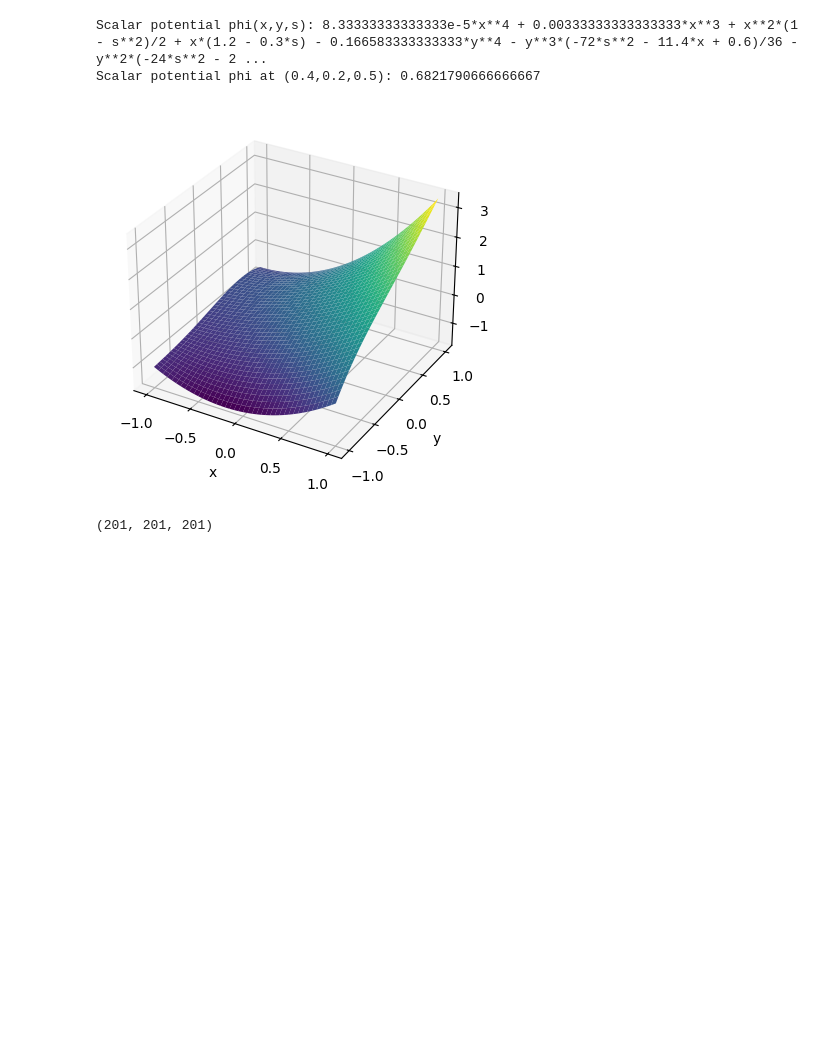
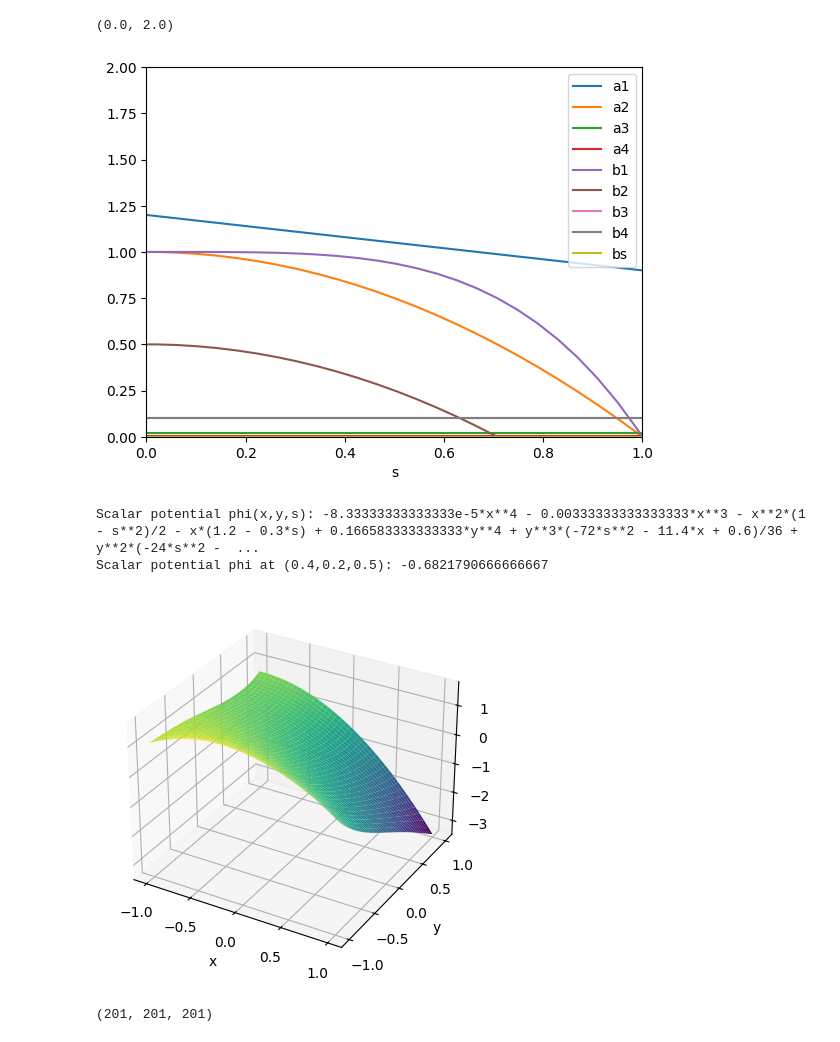
Before and after one commit to marcoliniF/bpmeth, a Jupyter notebook: preliminaryTrials/2abBAcurlB_HA_ab.ipynb, the cells around one changed output. Saved outputs shown, nothing was run; the diff lists cells and outputs as text; code cells hidden in the pictures; blank space fills up the shorter version.

```diff
--- a/preliminaryTrials/2abBAcurlB_HA_ab.ipynb
+++ b/preliminaryTrials/2abBAcurlB_HA_ab.ipynb
@@ -8,12 +8,19 @@ from sympy.abc import x, y, s
 # %%
 #start from multipole coeefficients a_n(s)=a1,a2,... and b_n(s)
 a_coeffs = ["1.2-0.3*s", "1-s**2", 0.02, 0.002]
 b_coeffs = ["1-s**4","0.5-s**2",0.1, 0.1]
+# a_coeffs = ["3.4/(exp(s)+exp(-s))","-0.5*s**2+1.2",0.3,0.5]
+# b_coeffs = ["2*exp(-s**2)",0.5,"1/(1+s**2)**1.5",0.05]
 #get scalar potential
-expansion=bpmeth.FieldExpansion(a=a_coeffs, b=b_coeffs)
-#expansion.plot_components()
-# plt.xlabel('s')
-# plt.xlim((0,1))
+nphi=5
+expansion=bpmeth.FieldExpansion(a=a_coeffs, b=b_coeffs, nphi=nphi)
+expansion.plot_components()
+plt.xlabel('s')
+plt.xlim((0,1))
+plt.ylim((0,2))
+# %% [output]
+(0.0, 2.0)
+[figure, added]
 # %%
 phi=expansion.get_phi()
 print("Scalar potential phi(x,y,s):", phi)
@@ -39,9 +46,9 @@ ax.set_ylabel('y')
 ax.set_zlabel('phi(x,y,s=0.5)')
 plt.show()
 # %% [output]
-Scalar potential phi(x,y,s): 8.33333333333333e-5*x**4 + 0.00333333333333333*x**3 + x**2*(1 - s**2)/2 + x*(1.2 - 0.3*s) - 0.166583333333333*y**4 - y**3*(-72*s**2 - 11.4*x + 0.6)/36 - y**2*(-24*s**2 - 2 ...
-Scalar potential phi at (0.4,0.2,0.5): 0.6821790666666667
+Scalar potential phi(x,y,s): -8.33333333333333e-5*x**4 - 0.00333333333333333*x**3 - x**2*(1 - s**2)/2 - x*(1.2 - 0.3*s) + 0.166583333333333*y**4 + y**3*(-72*s**2 - 11.4*x + 0.6)/36 + y**2*(-24*s**2 -  ...
+Scalar potential phi at (0.4,0.2,0.5): -0.6821790666666667
-[figure, old version]
+[figure, new version]
 # %%
 # Get analytical B field functions
 Bx_func, By_func, Bs_func = expansion.get_Bfield(lambdify=True)
```
Also changed, not shown: parts of 6 cells of this notebook.
